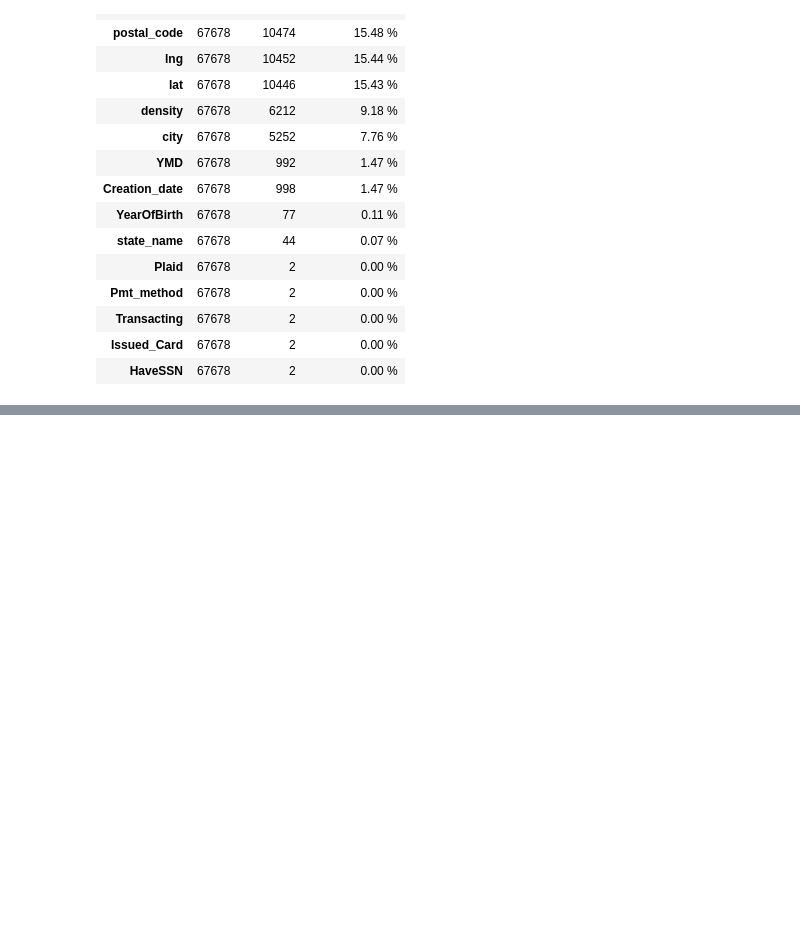
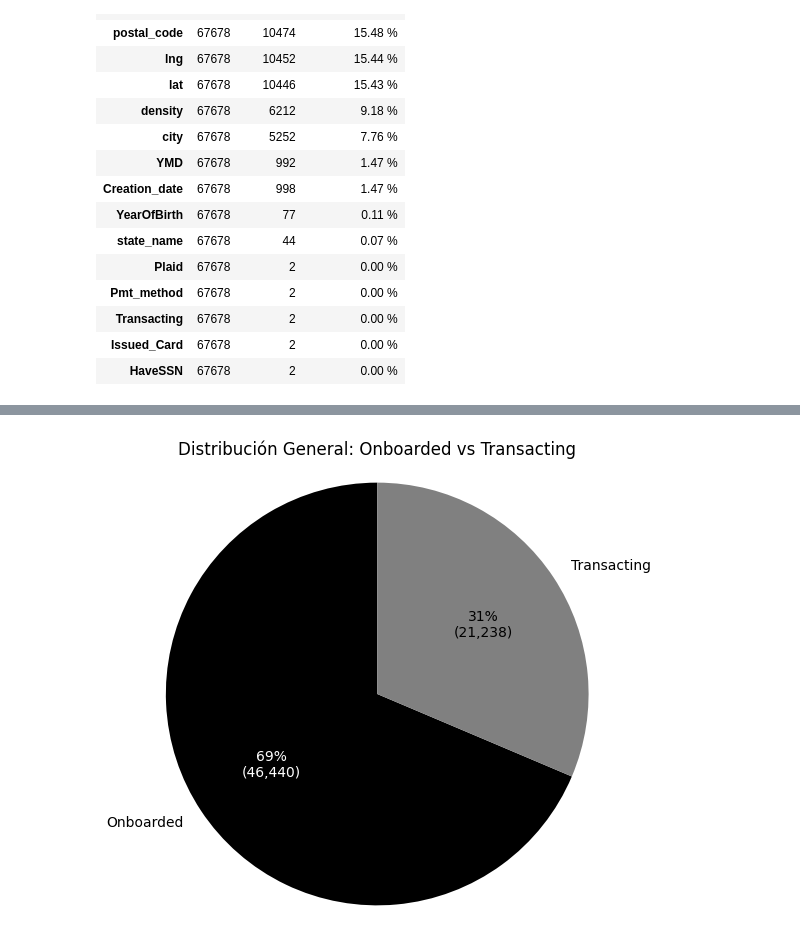
Before and after one commit to christiangarza1505813/Tesina, a Jupyter notebook: Model/model.ipynb, the cells around one changed output, grey strips where cells are left out. Saved outputs shown, nothing was run; the diff lists cells and outputs as text; code cells hidden in the pictures; blank space fills up the shorter version.

```diff
--- a/Model/model.ipynb
+++ b/Model/model.ipynb
@@ -126,0 +158,39 @@ display(sty)
+# %%
+import matplotlib.pyplot as plt
+
+# --- 1) Conteo global
+counts = df['Transacting'].value_counts(dropna=False)
+
+# --- 2) Mapear etiquetas
+labels = ['Onboarded', 'Transacting']
+sizes = [counts.get(0,0), counts.get(1,0)]
+colors = ['black','grey']
+
+# --- 3) Función para mostrar % y número absoluto
+def autopct_format(pct, all_vals):
+    total = sum(all_vals)
+    val = int(round(pct*total/100.0))
+    return f"{pct:.0f}%\n({val:,})"
+
+# --- 4) Gráfico circular
+fig, ax = plt.subplots(figsize=(6,6))
+wedges, texts, autotexts = ax.pie(
+    sizes,
+    labels=labels,
+    autopct=lambda pct: autopct_format(pct, sizes),
+    startangle=90,
+    colors=colors,
+    textprops={'color':'black'}  # color por defecto
+)
+
+# --- 5) Ajustar colores de texto para Onboarded (negro -> texto blanco)
+for i, w in enumerate(wedges):
+    if colors[i] == 'black':   # sector negro
+        autotexts[i].set_color('white')  # % y número en blanco
+        texts[i].set_color('black')      # etiqueta en blanco también (opcional)
+
+ax.axis('equal')  # círculo perfecto
+plt.title("Distribución General: Onboarded vs Transacting")
+plt.show()
+# %% [output]
+[figure, added]
```
Also changed, not shown: parts of 5 cells of this notebook.
